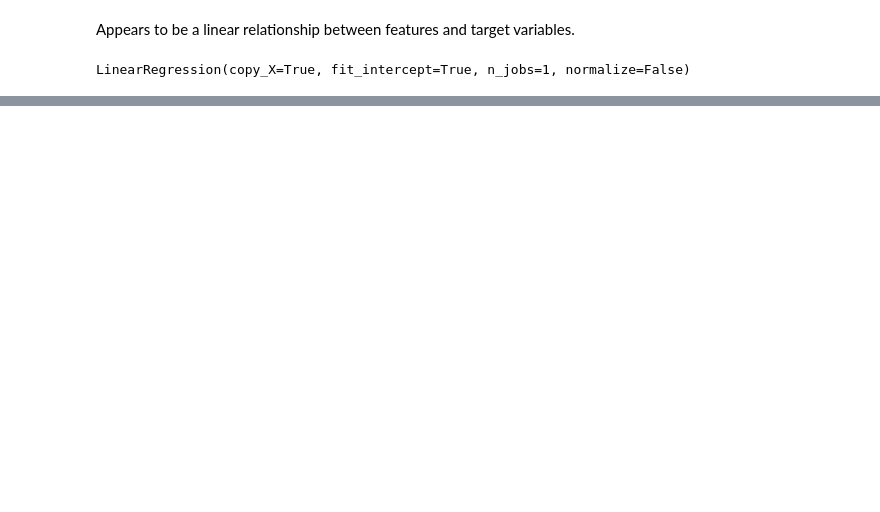
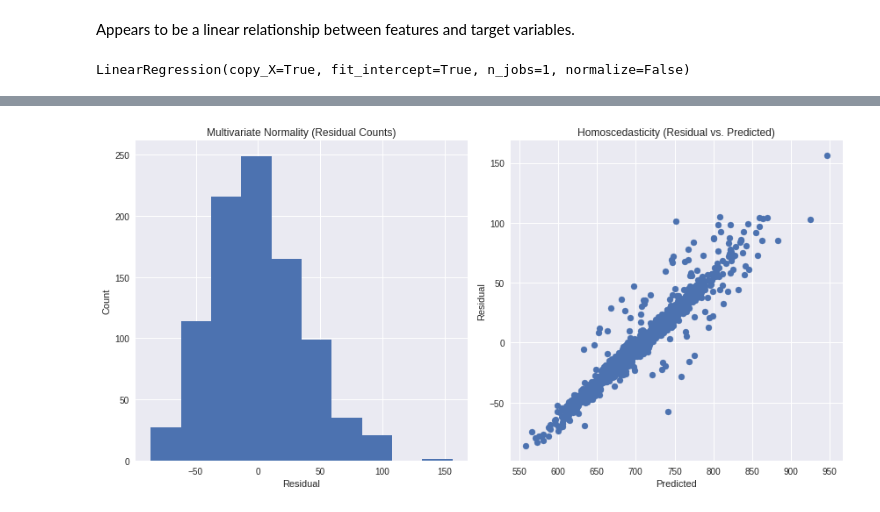
Before and after one commit to GlennSG/Moneyball, a Jupyter notebook: MB SLA Rough Draft 2.ipynb, the cells around one changed output, grey strips where cells are left out. Cells and saved outputs as stored; diff of their text form; code cells hidden in the pictures; blank space fills up the shorter version.

```diff
--- a/MB SLA Rough Draft 2.ipynb
+++ b/MB SLA Rough Draft 2.ipynb
@@ -133,0 +161,3 @@ R-squared:
+# %%
+# train & test RA data
+XRA_train,XRA_test,yRA_train,yRA_test = train_test_split(X_RA,y_RA,test_size=0.2)
@@ -133,0 +170,5 @@ R-squared:
+# %%
+# check for multivariate normality & homoscedasticity
+linear_assump(X_RA,"RA",regr_RA,2)
+# %% [output]
+[figure, added]
```
Also changed, not shown: parts of 55 cells of this notebook, 2 other files.
